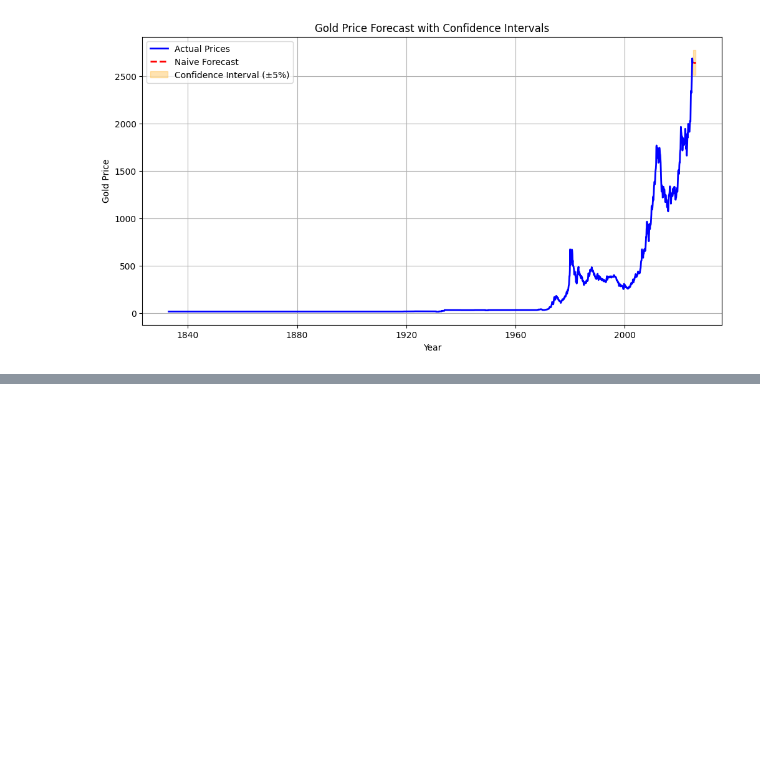
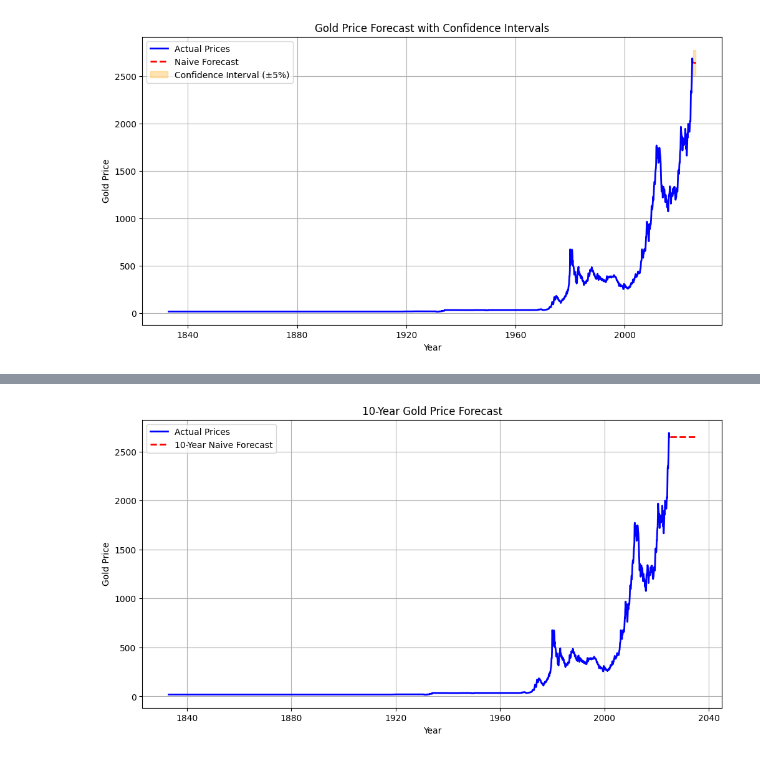
Before and after one commit to phqsuema123/stock-data, a Jupyter notebook: goldpredict/mewgoldpredic.ipynb, the cells around one changed output, grey strips where cells are left out. Drawn from its saved outputs; the diff is of its cells as text; code cells hidden in the pictures; blank space fills up the shorter version.

```diff
--- a/mewgoldpredic.ipynb
+++ b/goldpredict/mewgoldpredic.ipynb
@@ -239,3 +239,25 @@ plt.grid(True)
 plt.show()
 # %% [output]
 [figure]
+# %%
+# Extend the time range for a 10-year forecast (120 months)
+future_time_10y = np.arange(df["Time"].max() + 1, df["Time"].max() + 121)
+
+# Generate naive forecast (last observed value)
+naive_forecast_10y = np.full_like(future_time_10y, df["Price"].iloc[-1])
+
+# Create a dataframe to store the predictions and confidence intervals
+forecast_10y_df = pd.DataFrame({
+    "Time": future_time_10y,
+    "Predicted Price": naive_forecast_10y,
+    "Lower Bound": naive_forecast_10y * 0.95,  # Assuming a 5% confidence interval
+    "Upper Bound": naive_forecast_10y * 1.05
+})
+
+# Convert time back to datetime format
+forecast_10y_df["Date"] = pd.date_range(start=df.index[-1] + pd.DateOffset(months=1), periods=120, freq='M')
+
+# Set Date as index
+forecast_10y_df.set_index("Date", inplace=True)
+
+forecast_10y_df.head()
@@ -241,0 +272,19 @@ plt.show()
+# %%
+# Plot the 10-year forecast without confidence intervals
+
+plt.figure(figsize=(12, 6))
+
+# Plot historical prices
+plt.plot(df.index, df["Price"], label="Actual Prices", color="blue", linewidth=2)
+
+# Plot predicted prices for the next 10 years
+plt.plot(forecast_10y_df.index, forecast_10y_df["Predicted Price"], label="10-Year Naive Forecast", color="red", linestyle="dashed", linewidth=2)
+
+plt.xlabel("Year")
+plt.ylabel("Gold Price")
+plt.title("10-Year Gold Price Forecast")
+plt.legend()
+plt.grid(True)
+plt.show()
+# %% [output]
+[figure, added]
```
Also changed, not shown: parts of 2 cells of this notebook, 8 other files.
